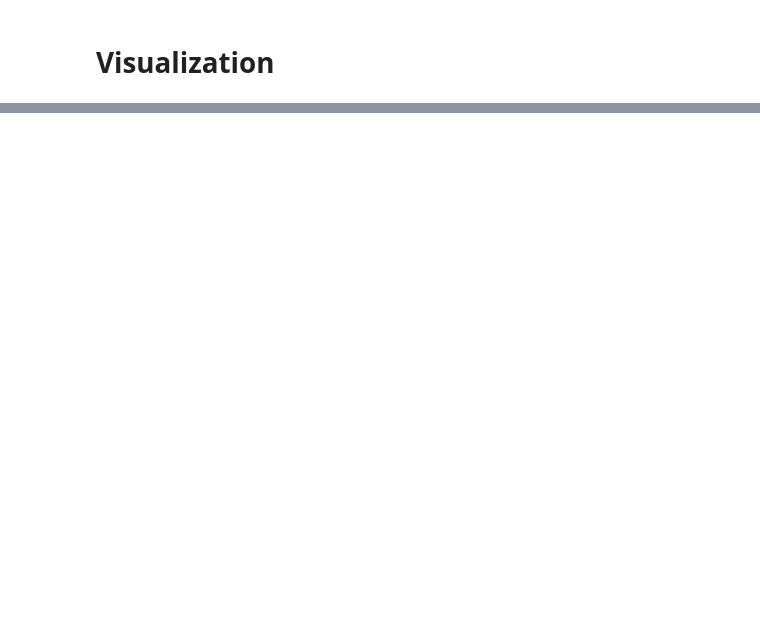
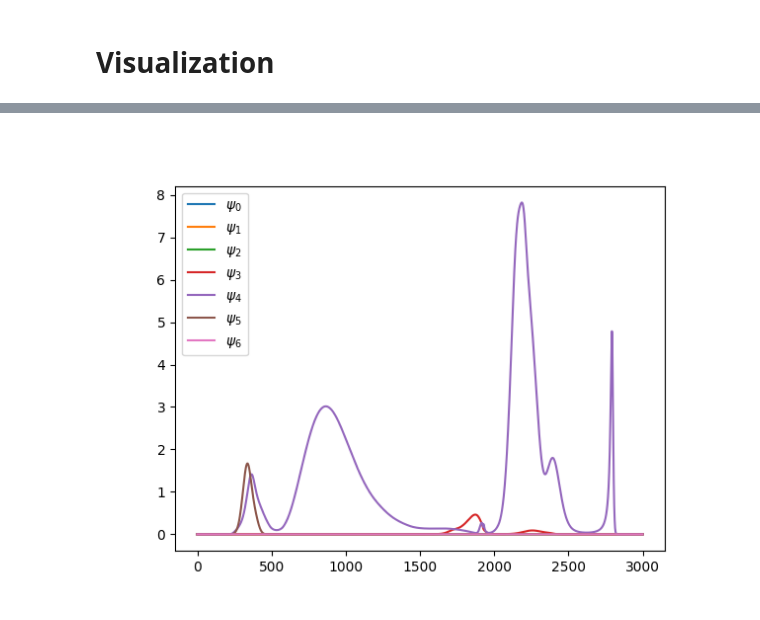
Before and after one commit to Bbosc/GDSOA, a Jupyter notebook: main_franka.ipynb, the cells around one changed output, grey strips where cells are left out. Drawn from its saved outputs; the diff is of its cells as text; code cells hidden in the pictures; blank space fills up the shorter version.

```diff
--- a/main_franka.ipynb
+++ b/main_franka.ipynb
@@ -10,7 +10,7 @@ from src.dynamical_system import DynamicalSystem
 from utils.franka_parameters import joint_limits
 from utils.visualization import visualize_robot, plot_3d_ellipsoid_from_covariance, plot_coupled_embeddings
 # %%
-fk = ForwardKinematic(urdf_file='franka_description/urdf/panda_no_gripper.urdf', components_per_link=10)
+fk = ForwardKinematic(urdf_file='franka_description/urdf/panda_no_gripper.urdf', components_per_link=5)
 config_dim = fk.model.nq
 
 K = 1 * np.eye(config_dim)
@@ -22,8 +22,8 @@ upper_bound = np.array([limit['upper'] for limit in joint_limits])
 config_attractor = np.array([-1.98940735, -0.34923044, -2.14521628, -2.74515598,  2.89106801, 0.80532853,  0.07493805])
 print(f'attractor : {config_attractor}')
 
-x = np.array([[-0.2], [-0.1], [0.6]])[np.newaxis, :]
+x = np.array([[-0.1], [-0.35], [0.7]])[np.newaxis, :]
 
 e = Embedding(dimension=config_dim, x=x.repeat(1, 0), fk=fk, limits=joint_limits)
 
-ds = DynamicalSystem(stiffness=K, dissipation=D, attractor=config_attractor, embedding=e, dt=0.01)
+ds = DynamicalSystem(stiffness=K, dissipation=D, attractor=config_attractor, embedding=e, dt=0.003)
@@ -42,0 +49,3 @@ plt.show()
+# %%
+target_direction = (config_attractor - config_start)/np.linalg.norm(config_attractor-config_start)
+print(target_direction)
@@ -45,11 +57,11 @@ plt.show()
 # config_start = pin.randomConfiguration(fk.model, lower_bound, upper_bound)
 # initial_speed = np.zeros_like(config_start)
 q = config_start
-dq = initial_speed
+dq = target_direction
 positions = []
 velocities = []
 frequencies = []
-for i in range(0,1000):
+for i in range(0,3000):
     start1 = time.time()
     q, dq = ds(q, dq)
     positions.append(q)
@@ -83,7 +103,10 @@ plt.show()
 # %%
 psi = np.stack(ds.embedding_logger)
+psi = psi.reshape((psi.shape[0], 7, -1)).sum(-1)
 plt.figure()
-for i in range(psi.shape[2]):
-    plt.plot(range(psi.shape[0]), psi[:, :, i], label=rf'$\psi_{i}$')
+for i in range(psi.shape[1]):
+    plt.plot(range(psi.shape[0]), psi[:, i], label=rf'$\psi_{i}$')
 plt.legend()
 plt.show()
+# %% [output]
+[figure, added]
```
Also changed, not shown: parts of 11 cells of this notebook, 2 other files.
